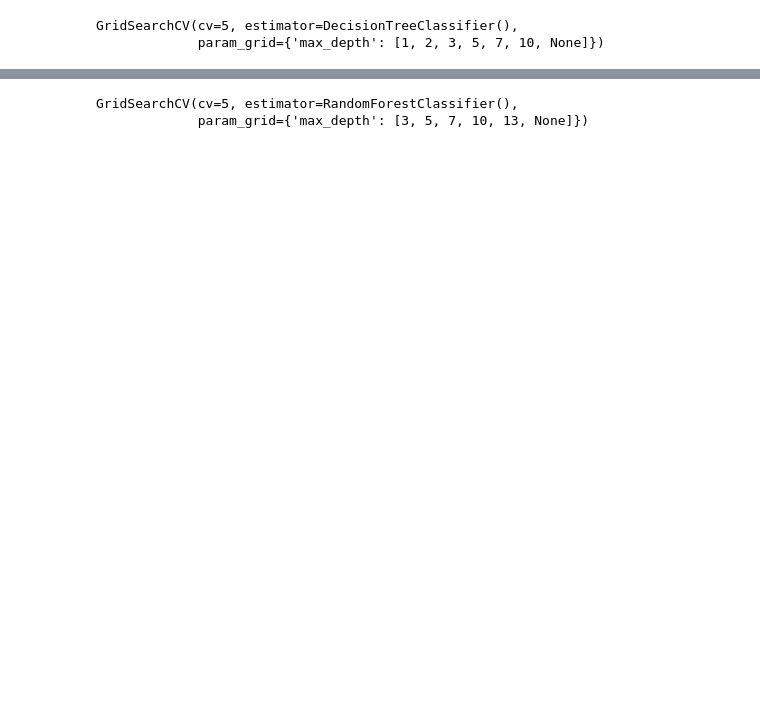
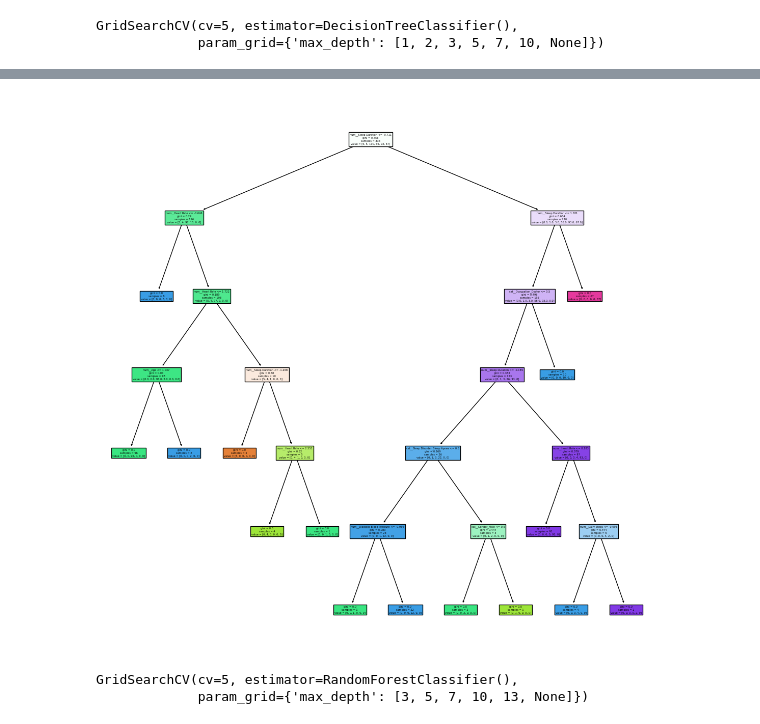
Before and after one commit to TK-71421/Sleep_Quality_and_Stress_Classification, a Jupyter notebook: model_training.ipynb, the cells around one changed output, grey strips where cells are left out. Drawn from its saved outputs; the diff is of its cells as text; code cells hidden in the pictures; blank space fills up the shorter version.

```diff
--- a/model_training.ipynb
+++ b/model_training.ipynb
@@ -472,3 +480,11 @@ Testing took 0.0003 seconds
+# %%
+plt.figure(figsize=(14,14))
+feature_names = preprocessor.get_feature_names_out()
+plot_tree(dt_classifier_multi, feature_names=feature_names, filled = True)
+plt.savefig("./visuals/dt_structure_mutliclass.png")
+plt.show()
+# %% [output]
+[figure, added]
 # %%
 # Fit a random forest classifier for multi-class classification using a tuned max depth
 search_rf = GridSearchCV(RandomForestClassifier(), rf_param_grid, cv=5)
```
Also changed, not shown: parts of 23 cells of this notebook.
